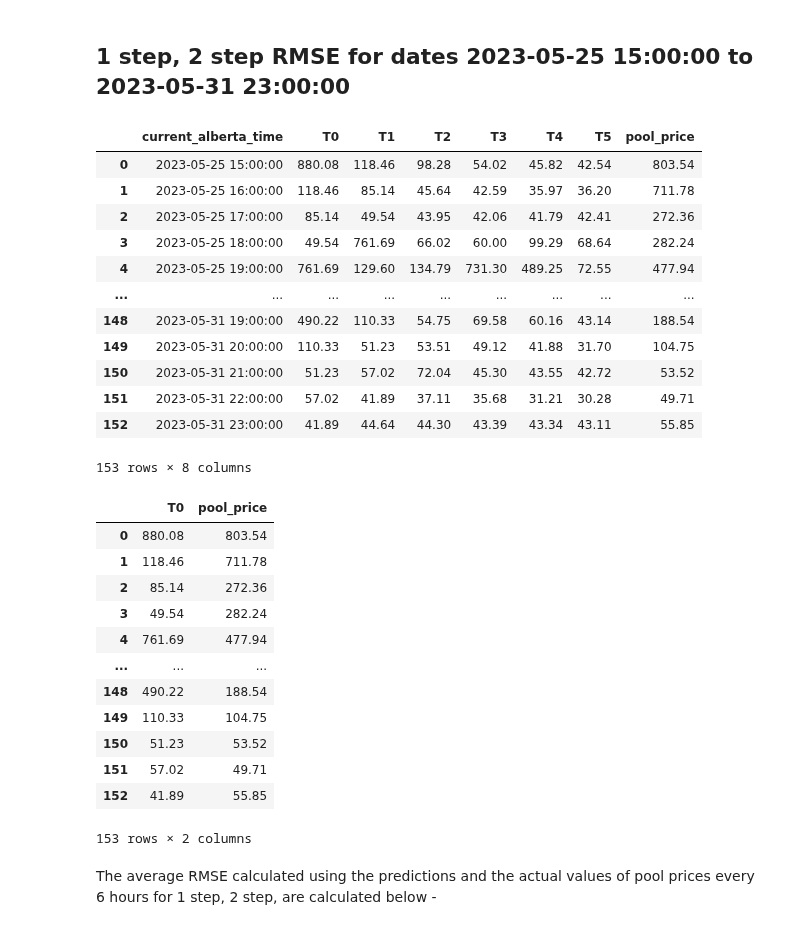
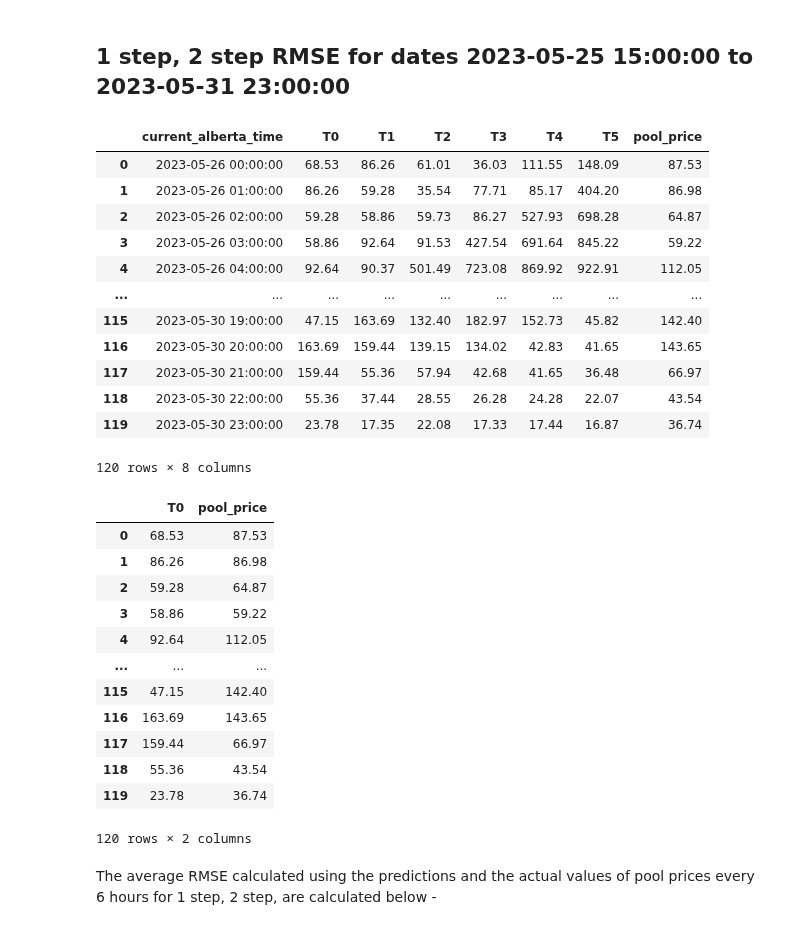
Before and after one commit to slalom-ubc-mds/Power-Price-Prediction, a Jupyter notebook: notebooks/benchmark_error/aeso_forecast_error.ipynb, the cells around one changed output. Cells and saved outputs as stored; diff of their text form; code cells hidden in the pictures.

```diff
--- a/notebooks/benchmark_error/aeso_forecast_error.ipynb
+++ b/notebooks/benchmark_error/aeso_forecast_error.ipynb
@@ -63,7 +63,7 @@ def sort_and_save_data(df, output_file):
     df_sorted.to_csv(output_file, index=False)
 
 # Main execution
-folder_path = '././data/raw/pool_price/'
+folder_path = '../../data/raw/pool_price/'
 output_file = 'formatted_data.csv'
 
 df = process_folder(folder_path)
@@ -89,7 +89,8 @@ response = requests.get(url, headers=headers, params=params)
 actual_df = pd.DataFrame(response.json()['return']['Pool Price Report'])
 actual_df
 
-actual_df = actual_df.loc[actual_df['begin_datetime_mpt'] >= '2023-05-25 14:00:00']
+# actual_df = actual_df.loc[actual_df['begin_datetime_mpt'] >= '2023-05-25 14:00:00']
+actual_df = actual_df.loc[actual_df['begin_datetime_mpt'] >= '2023-05-25 23:00:00']
 actual_df
 # %% [output]
 |  | begin_datetime_utc | begin_datetime_mpt | pool_price | forecast_pool_price | rolling_30day_avg |
@@ -173,6 +174,7 @@ valid_df.set_index('begin_datetime_mpt', inplace=True)
 valid_df.index = pd.to_datetime(valid_df.index)
 merged_df = pd.merge(df, valid_df, left_index=True, right_index=True, how='left')
 merged_df = merged_df.reset_index()
+merged_df = merged_df.loc[merged_df['current_alberta_time'] >= '2023-05-26 00:00:00']
 merged_df
 # %% [output]
 |  | current_alberta_time | T0 | T1 | T2 | T3 | T4 | T5 | pool_price |
@@ -299,22 +302,22 @@ dtype: float64
 # %% [markdown]
 ## 1 step, 2 step RMSE for dates 2023-05-25 15:00:00 to 2023-05-31 23:00:00
 # %%
-merged_df = merged_df.loc[merged_df['current_alberta_time'] < '2023-06-01 00:00:00']
+merged_df = merged_df.loc[merged_df['current_alberta_time'] < '2023-05-31 00:00:00']
 merged_df
 # %% [output]
 |  | current_alberta_time | T0 | T1 | T2 | T3 | T4 | T5 | pool_price |
-| 0 | 2023-05-25 15:00:00 | 880.08 | 118.46 | 98.28 | 54.02 | 45.82 | 42.54 | 803.54 |
-| 1 | 2023-05-25 16:00:00 | 118.46 | 85.14 | 45.64 | 42.59 | 35.97 | 36.20 | 711.78 |
-| 2 | 2023-05-25 17:00:00 | 85.14 | 49.54 | 43.95 | 42.06 | 41.79 | 42.41 | 272.36 |
-| 3 | 2023-05-25 18:00:00 | 49.54 | 761.69 | 66.02 | 60.00 | 99.29 | 68.64 | 282.24 |
-| 4 | 2023-05-25 19:00:00 | 761.69 | 129.60 | 134.79 | 731.30 | 489.25 | 72.55 | 477.94 |
+| 0 | 2023-05-26 00:00:00 | 68.53 | 86.26 | 61.01 | 36.03 | 111.55 | 148.09 | 87.53 |
+| 1 | 2023-05-26 01:00:00 | 86.26 | 59.28 | 35.54 | 77.71 | 85.17 | 404.20 | 86.98 |
+| 2 | 2023-05-26 02:00:00 | 59.28 | 58.86 | 59.73 | 86.27 | 527.93 | 698.28 | 64.87 |
+| 3 | 2023-05-26 03:00:00 | 58.86 | 92.64 | 91.53 | 427.54 | 691.64 | 845.22 | 59.22 |
+| 4 | 2023-05-26 04:00:00 | 92.64 | 90.37 | 501.49 | 723.08 | 869.92 | 922.91 | 112.05 |
 | ... | ... | ... | ... | ... | ... | ... | ... | ... |
-| 148 | 2023-05-31 19:00:00 | 490.22 | 110.33 | 54.75 | 69.58 | 60.16 | 43.14 | 188.54 |
-| 149 | 2023-05-31 20:00:00 | 110.33 | 51.23 | 53.51 | 49.12 | 41.88 | 31.70 | 104.75 |
-| 150 | 2023-05-31 21:00:00 | 51.23 | 57.02 | 72.04 | 45.30 | 43.55 | 42.72 | 53.52 |
-| 151 | 2023-05-31 22:00:00 | 57.02 | 41.89 | 37.11 | 35.68 | 31.21 | 30.28 | 49.71 |
-| 152 | 2023-05-31 23:00:00 | 41.89 | 44.64 | 44.30 | 43.39 | 43.34 | 43.11 | 55.85 |
+| 115 | 2023-05-30 19:00:00 | 47.15 | 163.69 | 132.40 | 182.97 | 152.73 | 45.82 | 142.40 |
+| 116 | 2023-05-30 20:00:00 | 163.69 | 159.44 | 139.15 | 134.02 | 42.83 | 41.65 | 143.65 |
+| 117 | 2023-05-30 21:00:00 | 159.44 | 55.36 | 57.94 | 42.68 | 41.65 | 36.48 | 66.97 |
+| 118 | 2023-05-30 22:00:00 | 55.36 | 37.44 | 28.55 | 26.28 | 24.28 | 22.07 | 43.54 |
+| 119 | 2023-05-30 23:00:00 | 23.78 | 17.35 | 22.08 | 17.33 | 17.44 | 16.87 | 36.74 |
-153 rows × 8 columns
+120 rows × 8 columns
 # %%
 dataframes = []
 for lag in range(6):
@@ -334,18 +337,18 @@ df_6_lag = dataframes[5]  # DataFrame with 5 lag
 df_1_lag
 # %% [output]
 |  | T0 | pool_price |
-| 0 | 880.08 | 803.54 |
-| 1 | 118.46 | 711.78 |
-| 2 | 85.14 | 272.36 |
-| 3 | 49.54 | 282.24 |
-| 4 | 761.69 | 477.94 |
+| 0 | 68.53 | 87.53 |
+| 1 | 86.26 | 86.98 |
+| 2 | 59.28 | 64.87 |
+| 3 | 58.86 | 59.22 |
+| 4 | 92.64 | 112.05 |
 | ... | ... | ... |
-| 148 | 490.22 | 188.54 |
-| 149 | 110.33 | 104.75 |
-| 150 | 51.23 | 53.52 |
-| 151 | 57.02 | 49.71 |
-| 152 | 41.89 | 55.85 |
+| 115 | 47.15 | 142.40 |
+| 116 | 163.69 | 143.65 |
+| 117 | 159.44 | 66.97 |
+| 118 | 55.36 | 43.54 |
+| 119 | 23.78 | 36.74 |
-153 rows × 2 columns
+120 rows × 2 columns
 # %% [markdown]
 
 The average RMSE calculated using the predictions and the actual values of pool prices every 6 hours for 1 step, 2 step, are calculated below -
```
Also changed, not shown: parts of 11 cells of this notebook.
